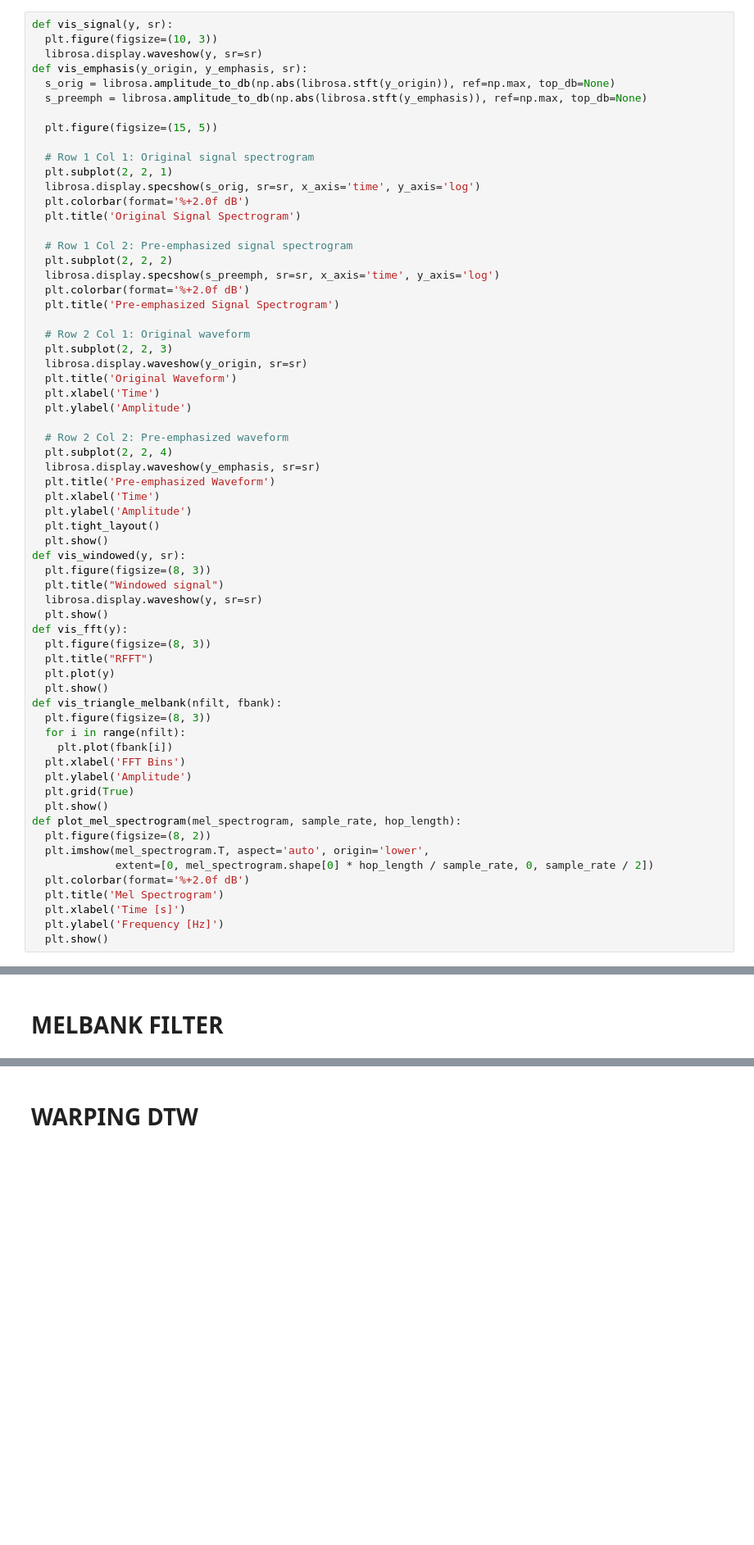
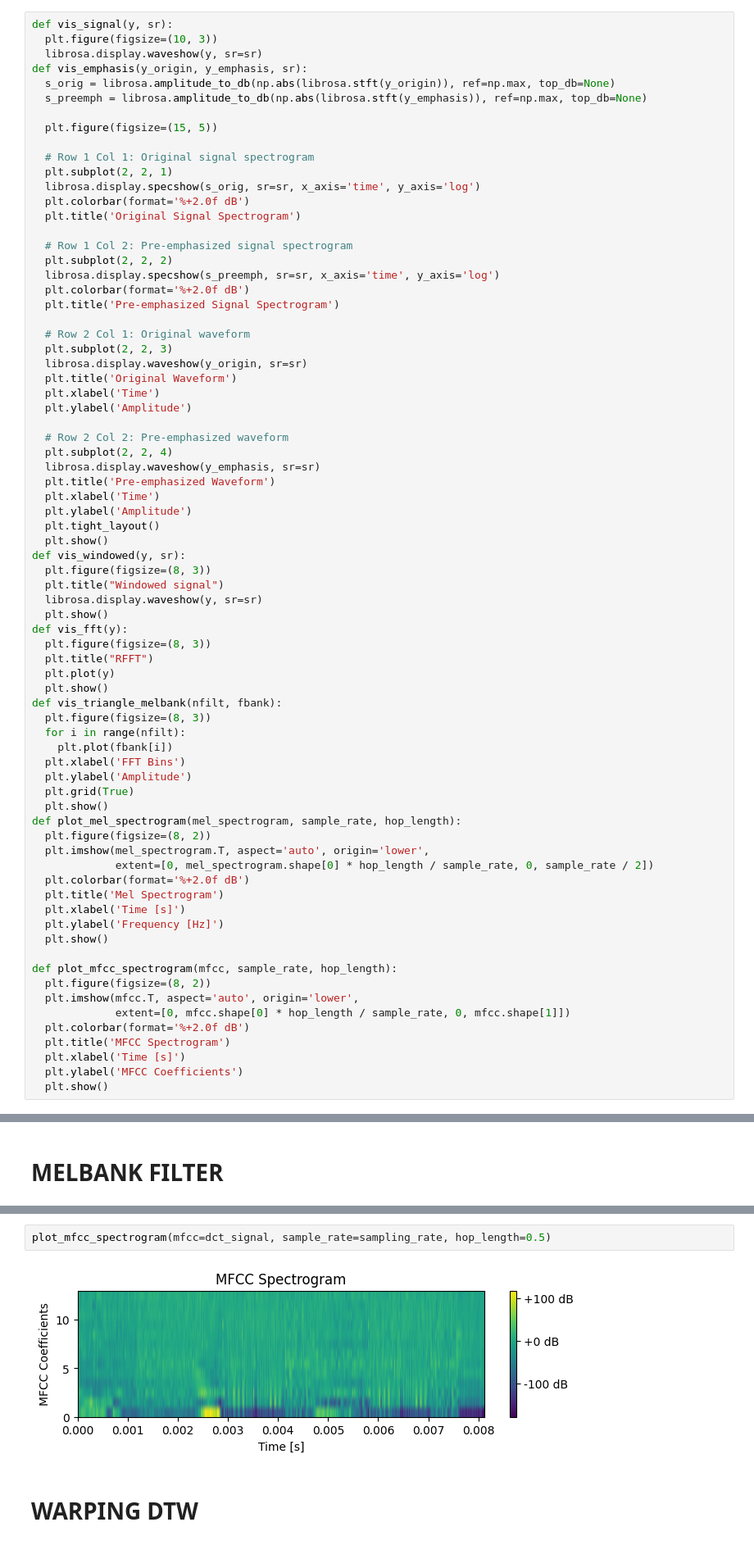
Before and after one commit to gdapriana/song-detection, a Jupyter notebook: visualize.ipynb, the cells around one changed output, grey strips where cells are left out. Shown at 82% size. Saved outputs shown, nothing was run; the diff lists cells and outputs as text; blank space fills up the shorter version.

Commit message:
visualize dct signal

```diff
--- a/visualize.ipynb
+++ b/visualize.ipynb
@@ -68,6 +68,16 @@ def plot_mel_spectrogram(mel_spectrogram, sample_rate, hop_length):
   plt.xlabel('Time [s]')
   plt.ylabel('Frequency [Hz]')
   plt.show()
+
+def plot_mfcc_spectrogram(mfcc, sample_rate, hop_length):
+  plt.figure(figsize=(8, 2))
+  plt.imshow(mfcc.T, aspect='auto', origin='lower',
+             extent=[0, mfcc.shape[0] * hop_length / sample_rate, 0, mfcc.shape[1]])
+  plt.colorbar(format='%+2.0f dB')
+  plt.title('MFCC Spectrogram')
+  plt.xlabel('Time [s]')
+  plt.ylabel('MFCC Coefficients')
+  plt.show()
 # %%
 signal, sampling_rate = librosa.load("audio/train/Ark.mp3")
 emphased_signal = emphasis__(signal)
@@ -113,3 +125,7 @@ plot_mel_spectrogram(mel_spectrogram=melbank_signal, sample_rate=sampling_rate,
+# %%
+plot_mfcc_spectrogram(mfcc=dct_signal, sample_rate=sampling_rate, hop_length=0.5)
+# %% [output]
+[figure, added]
 # %% [markdown]
 # WARPING DTW
 # %%
```
Also changed, not shown: parts of 1 cell of this notebook.
